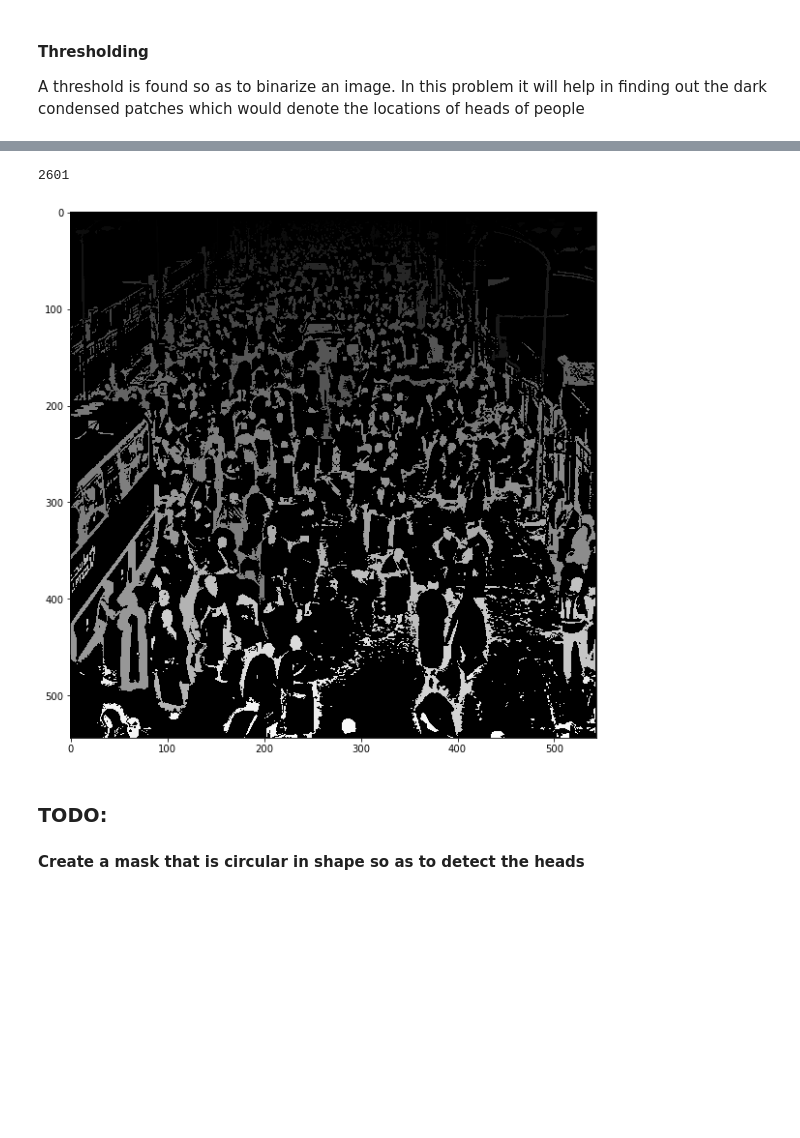
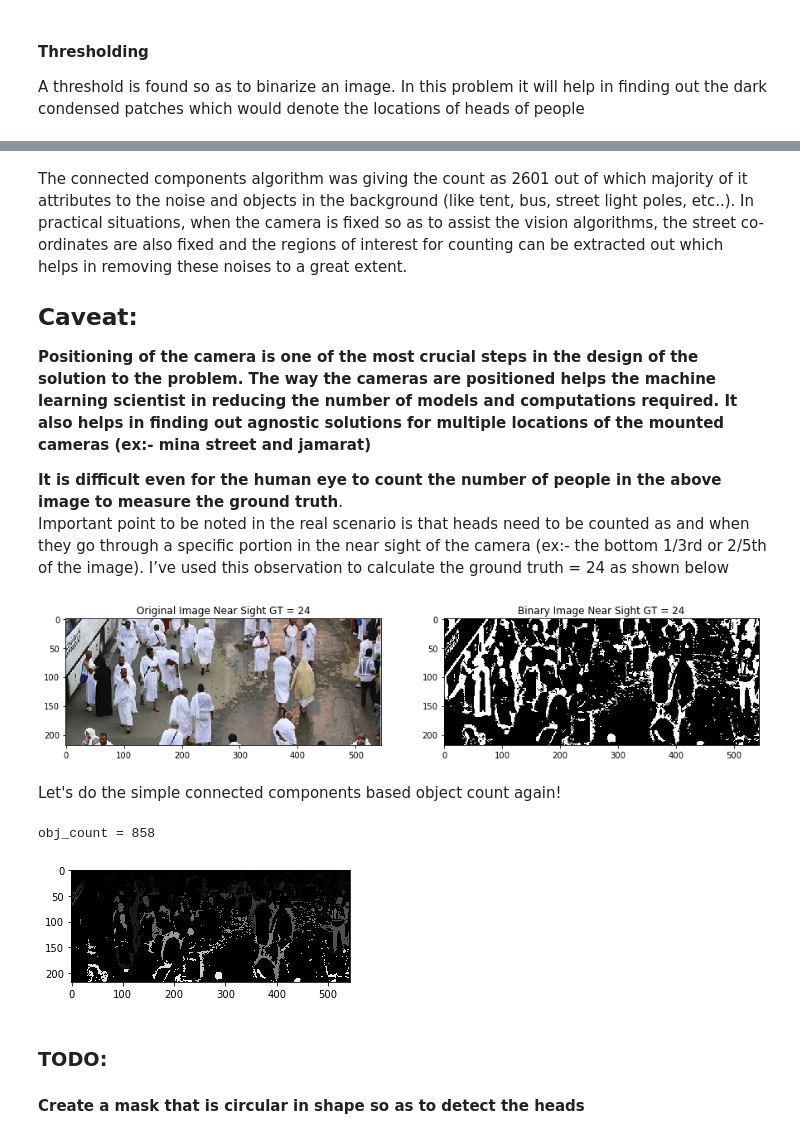
Before and after one commit to thariqkhalid/hajj, a Jupyter notebook: Preprocessing_jamrat_image.ipynb, the cells around one changed output, grey strips where cells are left out. Saved outputs shown, nothing was run; the diff lists cells and outputs as text; code cells hidden in the pictures; blank space fills up the shorter version.

```diff
--- a/Preprocessing_jamrat_image.ipynb
+++ b/Preprocessing_jamrat_image.ipynb
@@ -111,13 +124,35 @@ label_img, obj_count = ndimage.label(thresholded_im)
-# %%
-print obj_count
-# %% [output]
-2601
+# %% [markdown]
+The connected components algorithm was giving the count as 2601 out of which majority of it attributes to the noise and objects in the background (like tent, bus, street light poles, etc..). In practical situations, when the camera is fixed so as to assist the vision algorithms, the street co-ordinates are also fixed and the regions of interest for counting can be extracted out which helps in removing these noises to a great extent.<br>
+
+## Caveat:
+**Positioning of the camera is one of the most crucial steps in the design of the solution to the problem. The way the cameras are positioned helps the machine learning scientist in reducing the number of models  and computations required. It also helps in finding out agnostic solutions for multiple locations of the mounted cameras (ex:- mina street and jamarat)**<br>
+
+**It is difficult even for the human eye to count the number of people in the above image to measure the ground truth**. <br>
+Important point to be noted in the real scenario is that heads need to be counted as and when they go through a specific portion in the near sight of the camera (ex:- the bottom 1/3rd or 2/5th of the image). I’ve used this observation to calculate the ground truth = 24 as shown below
+# %%
+interest_region = 0.60
+height_slice = int(hajj_img_gray.shape[0]*interest_region)
+# Get only the bottom 40% of the image to find out the head counts
+count_bin_im = thresholded_im[height_slice:,]
+orig_slice_im = hajj_img[height_slice:,]
+#display the region of interest for counting using the camera near sight
+display_images(orig_slice_im, count_bin_im, img1_title='Original Image Near Sight GT = 24',
+               img2_title='Binary Image Near Sight GT = 24')
+# %% [output]
+[figure, added]
+# %% [markdown]
+Let's do the simple connected components based object count again!
 # %%
-plt.figure(figsize=(10,10))
-plt.imshow(label_img,'gray')
+label_im, comp_count = ndimage.label(count_bin_im)
+
+print "obj_count =",comp_count
+
+plt.figure(figsize=(5,5))
+plt.imshow(label_im,'gray')
 plt.show()
 # %% [output]
+obj_count = 858
-[figure, old version]
+[figure, new version]
 # %% [markdown]
 ### TODO:
 #### Create a mask that is circular in shape so as to detect the heads
```
Also changed, not shown: parts of 14 cells of this notebook.
